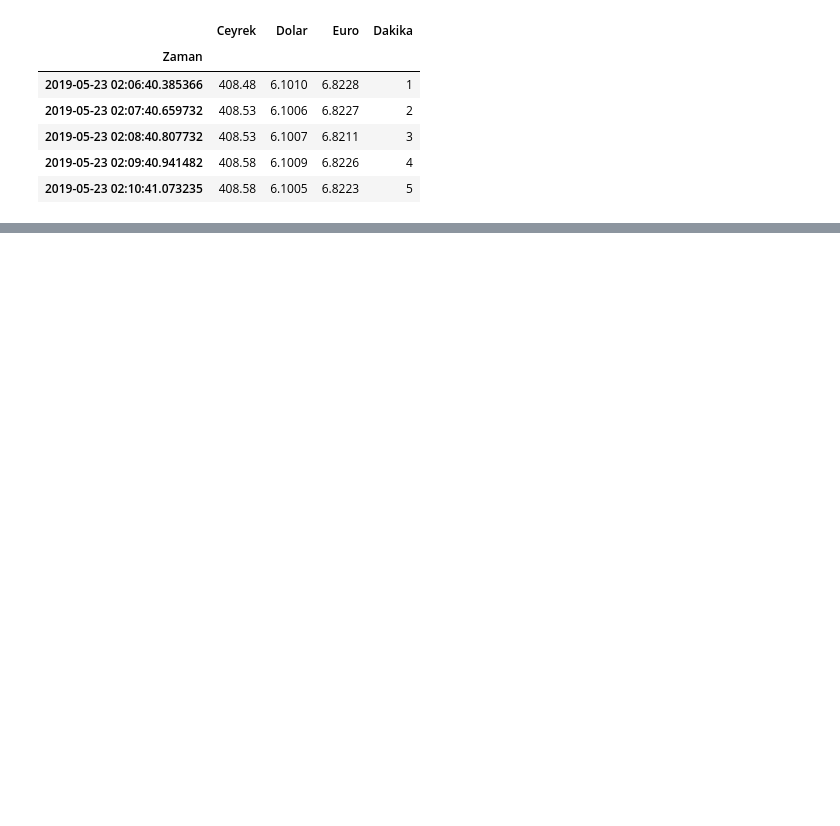
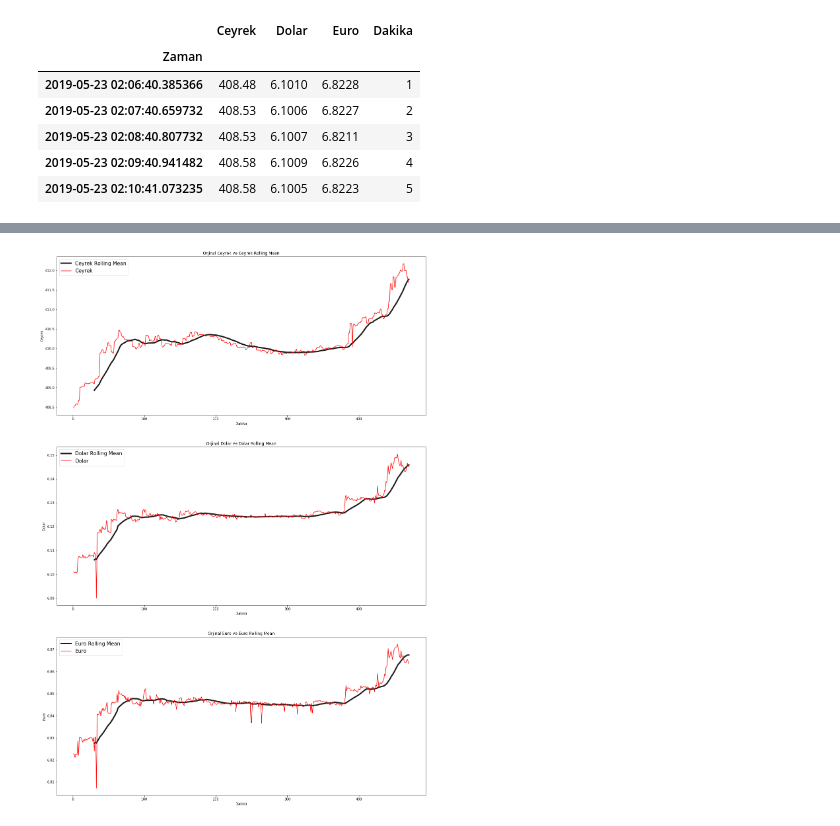
Before and after one commit to ahmetbaranyilmaz/Kodluyoruz-Python-Bootcamp, a Jupyter notebook: Workshop/yatirimSepeti/yatirimSepetiGorsellestirme.ipynb, the cells around one changed output, grey strips where cells are left out. Drawn from its saved outputs; the diff is of its cells as text; code cells hidden in the pictures; blank space fills up the shorter version.

```diff
--- a/Workshop/yatirimSepeti/yatirimSepetiGorsellestirme.ipynb
+++ b/Workshop/yatirimSepeti/yatirimSepetiGorsellestirme.ipynb
@@ -42,0 +97,24 @@ df.head()
+# %%
+fig, axes = plt.subplots(nrows = 3, ncols = 1, figsize = (20,30));
+axes[0].plot(df['Dakika'], df['Ceyrek_Rolling_Mean'], color = (0,0,0), linewidth = 4, alpha = .9, label = 'Ceyrek Rolling Mean');
+axes[0].plot(df['Dakika'], df['Ceyrek'], color = (1,0,0), label = 'Ceyrek');
+axes[0].set_title('Orjinal Ceyrek ve Ceyrek Rolling Mean')
+axes[0].set_xlabel('Dakika')
+axes[0].set_ylabel('Ceyrek')
+axes[0].legend(loc=2,fontsize=15);
+
+axes[1].plot(df['Dakika'], df['Dolar_Rolling_Mean'], color = (0,0,0), linewidth = 4, alpha = .9, label = 'Dolar Rolling Mean');
+axes[1].plot(df['Dakika'], df['Dolar'], color = (1,0,0), label = 'Dolar');
+axes[1].set_title('Orjinal Dolar ve Dolar Rolling Mean')
+axes[1].set_xlabel('Dakika')
+axes[1].set_ylabel('Dolar')
+axes[1].legend(loc=2,fontsize=15);
+
+axes[2].plot(df['Dakika'], df['Euro_Rolling_Mean'], color = (0,0,0), linewidth = 4, alpha = .9, label = 'Euro Rolling Mean');
+axes[2].plot(df['Dakika'], df['Euro'], color = (1,0,0), label = 'Euro');
+axes[2].set_title('Orjinal Euro ve Euro Rolling Mean')
+axes[2].set_xlabel('Dakika')
+axes[2].set_ylabel('Euro')
+axes[2].legend(loc=2,fontsize=15);
+# %% [output]
+[figure, added]
```
Also changed, not shown: parts of 27 cells of this notebook.
